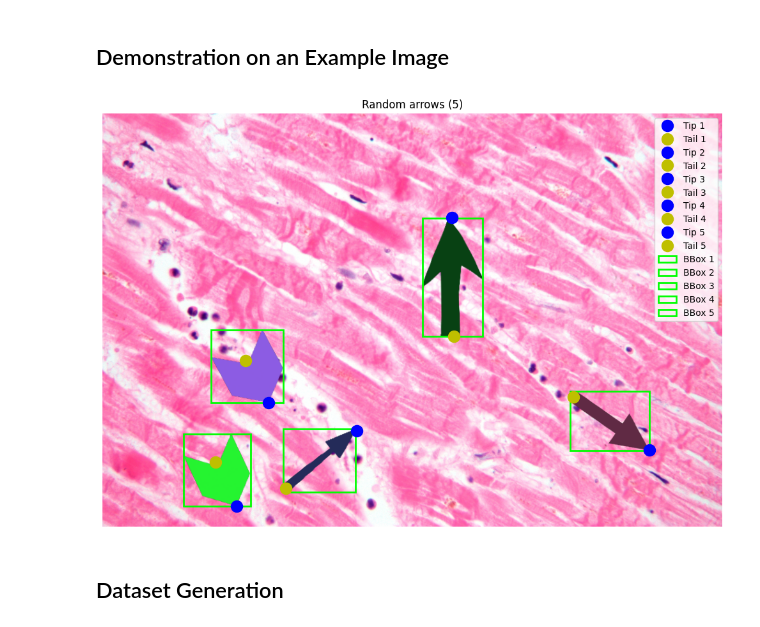
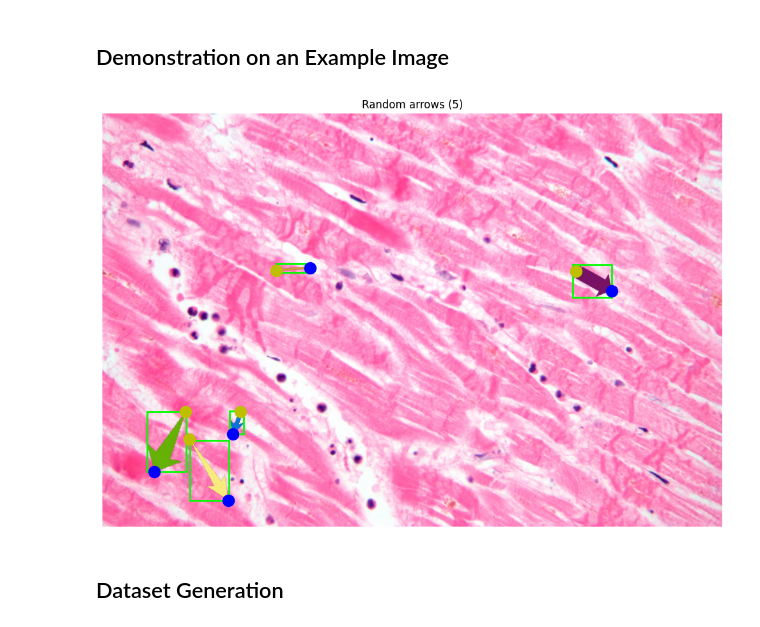
Before and after one commit to xckev/arrow-detection, a Jupyter notebook: arrow-image-gen/arrow-image-generator.ipynb, the cells around one changed output. Drawn from its saved outputs; the diff is of its cells as text; code cells hidden in the pictures.

Commit message:
synthetic arrow dataset

```diff
--- a/arrow-image-gen/arrow-image-generator.ipynb
+++ b/arrow-image-gen/arrow-image-generator.ipynb
@@ -84,10 +84,20 @@ def preprocess_arrow(arrow_path, rotation_angle=0, scale_x=None, scale_y=None, s
     # Convert arrow from BGR to RGB
     arrow_rgb = cv2.cvtColor(arrow_bgr, cv2.COLOR_BGR2RGB)
 
-    # Recolor arrow uniformly using the alpha mask so each channel is independent
-    mask = alpha > 0
-    arrow_rgb[...] = 0
-    arrow_rgb[mask] = color
+    # Decide on color handling with probabilistic choice
+    color_choice = random.random()
+    if color_choice < 0.05:
+        # 5% chance: invert colors
+        mask = alpha > 0
+        arrow_rgb[mask] = 255 - arrow_rgb[mask]
+    elif color_choice < 0.20:
+        # 10% chance: keep original color (do nothing)
+        pass
+    else:
+        # 85% chance: recolor arrow uniformly using the alpha mask so each channel is independent
+        mask = alpha > 0
+        arrow_rgb[...] = 0
+        arrow_rgb[mask] = color
 
     # Apply random scaling (independently for x and y)
     h, w = arrow_rgb.shape[:2]
@@ -161,7 +171,7 @@ def preprocess_arrow(arrow_path, rotation_angle=0, scale_x=None, scale_y=None, s
     if arrow_path.endswith('arrow7.png'):
         tail_point[0][0] += 80 * scale_x
     elif arrow_path.endswith('arrow16.png'):
-        tail_point[0][0] += 180 * scale_x
+        tail_point[0][0] += 150 * scale_x
     elif arrow_path.endswith('arrow13.png'):
         tail_point[1][0] = 0
 
@@ -311,35 +371,35 @@ base_image = cv2.imread(base_image_path)
 base_image_rgb = cv2.cvtColor(base_image, cv2.COLOR_BGR2RGB)
 
 # Resize to width 1024 while preserving aspect ratio
 base_image_rgb = resize_to_width(base_image_rgb, target_w=1024)
 
 # Overlay multiple random arrows using the new helper function
 arrow_dir = "arrow-pngs"
 output_rgb, tips, tails, bboxes = overlay_random_arrows(base_image_rgb, arrow_dir, arrow_size=0.8, num_arrows=5)
 
 # Display result
 plt.figure(figsize=(10, 8))
 plt.imshow(output_rgb)
 # Mark each tip and tail location
 for i, (tip, tail) in enumerate(zip(tips, tails), start=1):
     plt.plot(tip[0], tip[1], 'bo', markersize=12, markeredgewidth=2, label=f'Tip {i}')
     plt.plot(tail[0], tail[1], 'yo', markersize=12, markeredgewidth=2, label=f'Tail {i}')
 
 # Draw bounding boxes
 for i, bbox in enumerate(bboxes, start=1):
     bx0, by0, bx1, by1 = bbox
     width = bx1 - bx0
     height = by1 - by0
     rect = patches.Rectangle((bx0, by0), width, height, linewidth=2, edgecolor='lime', facecolor='none', label=f'BBox {i}')
     plt.gca().add_patch(rect)
 
 plt.title(f"Random arrows ({len(bboxes)})")
-plt.legend()
+#plt.legend()
 plt.axis('off')
 plt.tight_layout()
 plt.show()
 # %% [output]
-[figure, old version]
+[figure, new version]
 # %% [markdown]
 ## Dataset Generation
 # %%
```
Also changed, not shown: parts of 4 cells of this notebook, 51 other files.
